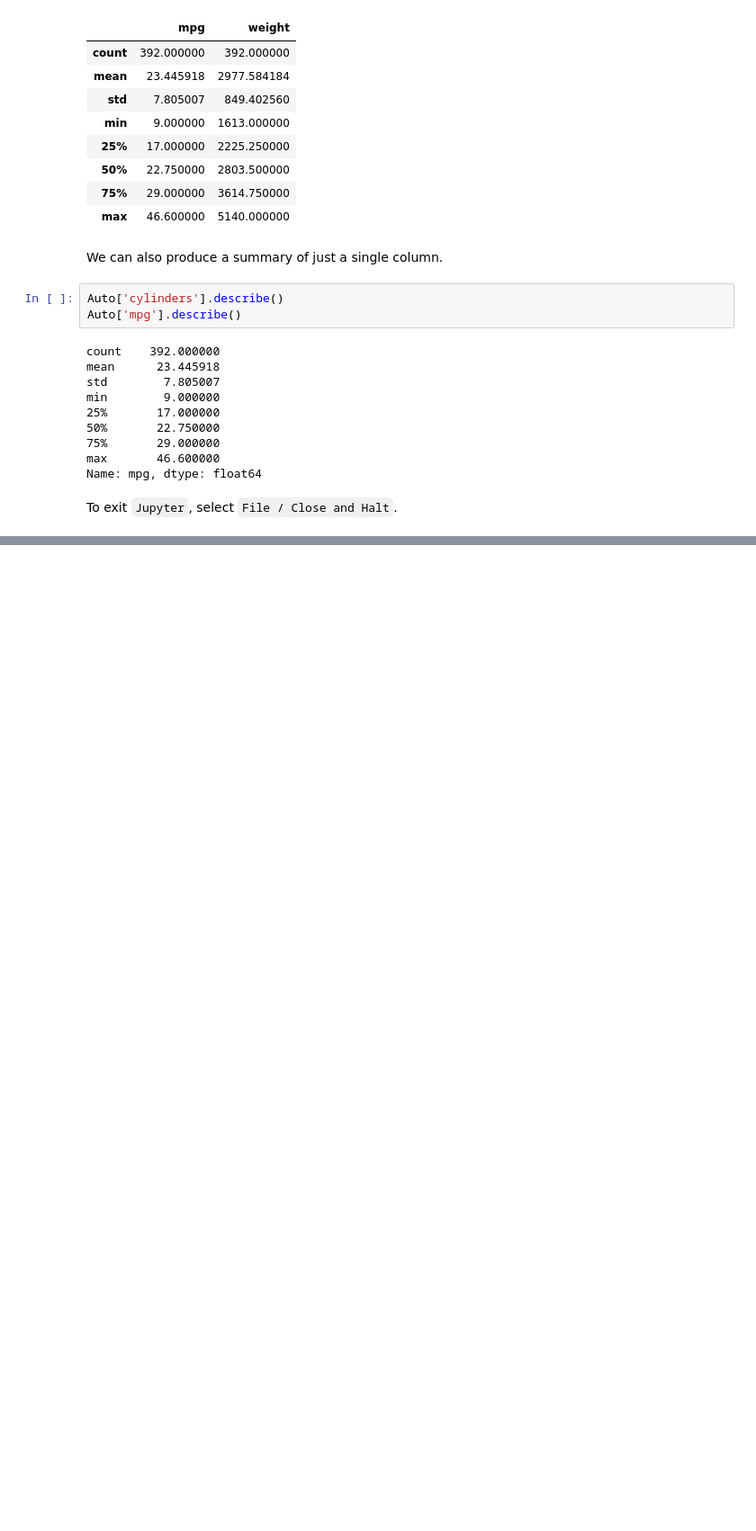
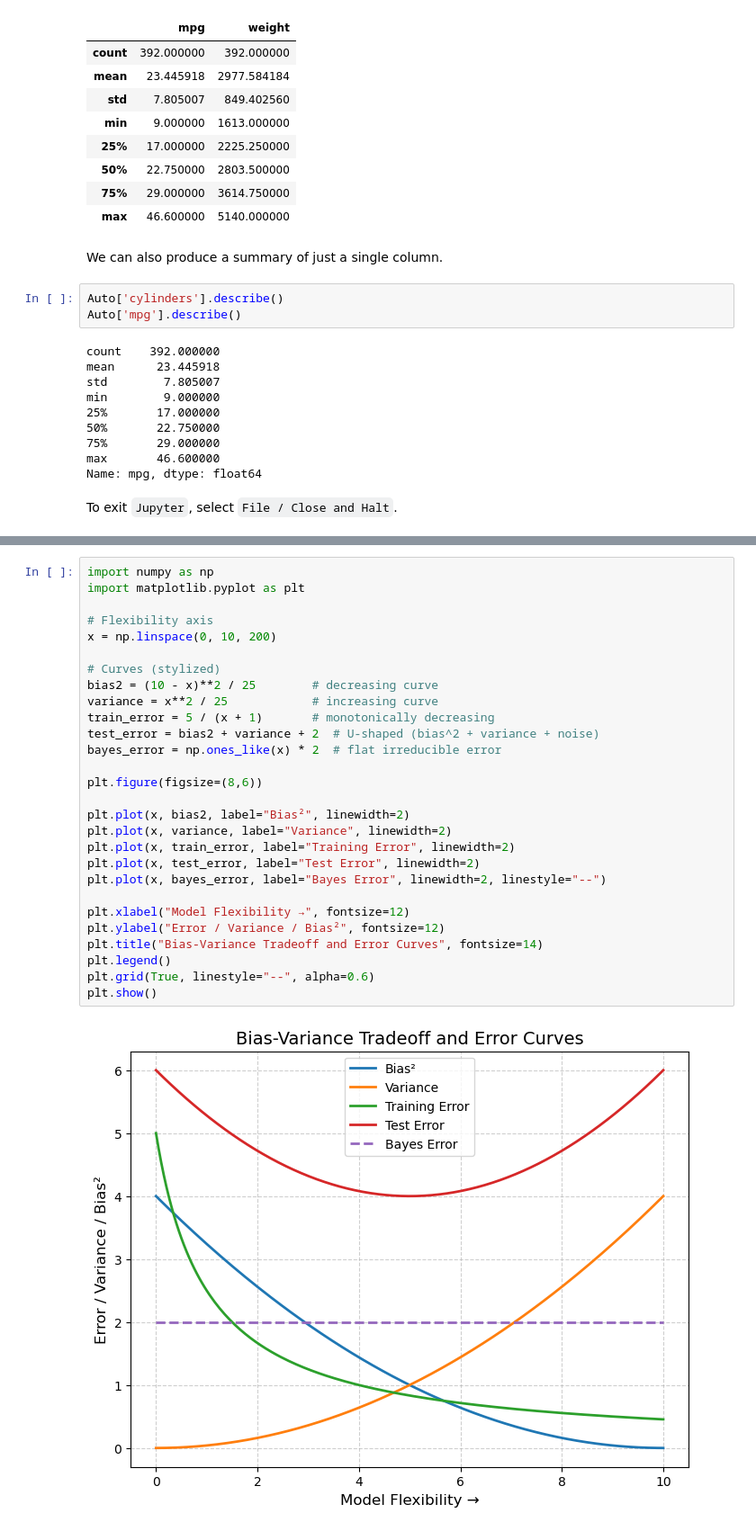
Before and after one commit to zozoking101/An-Introduction-to-Statistical-Learning-with-Applications-in-Python, a Jupyter notebook: 2_Statistical_Learning/Ch2_statlearn_lab.ipynb, the cells around one changed output, grey strips where cells are left out. Shown at 90% size. Saved outputs shown, nothing was run; the diff lists cells and outputs as text; blank space fills up the shorter version.

```diff
--- a/2_Statistical_Learning/Ch2_statlearn_lab.ipynb
+++ b/2_Statistical_Learning/Ch2_statlearn_lab.ipynb
@@ -1501,0 +1600,30 @@ To exit `Jupyter`,  select `File / Close and Halt`.
+# %%
+import numpy as np
+import matplotlib.pyplot as plt
+
+# Flexibility axis
+x = np.linspace(0, 10, 200)
+
+# Curves (stylized)
+bias2 = (10 - x)**2 / 25        # decreasing curve
+variance = x**2 / 25            # increasing curve
+train_error = 5 / (x + 1)       # monotonically decreasing
+test_error = bias2 + variance + 2  # U-shaped (bias^2 + variance + noise)
+bayes_error = np.ones_like(x) * 2  # flat irreducible error
+
+plt.figure(figsize=(8,6))
+
+plt.plot(x, bias2, label="Bias²", linewidth=2)
+plt.plot(x, variance, label="Variance", linewidth=2)
+plt.plot(x, train_error, label="Training Error", linewidth=2)
+plt.plot(x, test_error, label="Test Error", linewidth=2)
+plt.plot(x, bayes_error, label="Bayes Error", linewidth=2, linestyle="--")
+
+plt.xlabel("Model Flexibility →", fontsize=12)
+plt.ylabel("Error / Variance / Bias²", fontsize=12)
+plt.title("Bias-Variance Tradeoff and Error Curves", fontsize=14)
+plt.legend()
+plt.grid(True, linestyle="--", alpha=0.6)
+plt.show()
+# %% [output]
+[figure, added]
```
Also changed, not shown: parts of 26 cells of this notebook, 4 other files.
